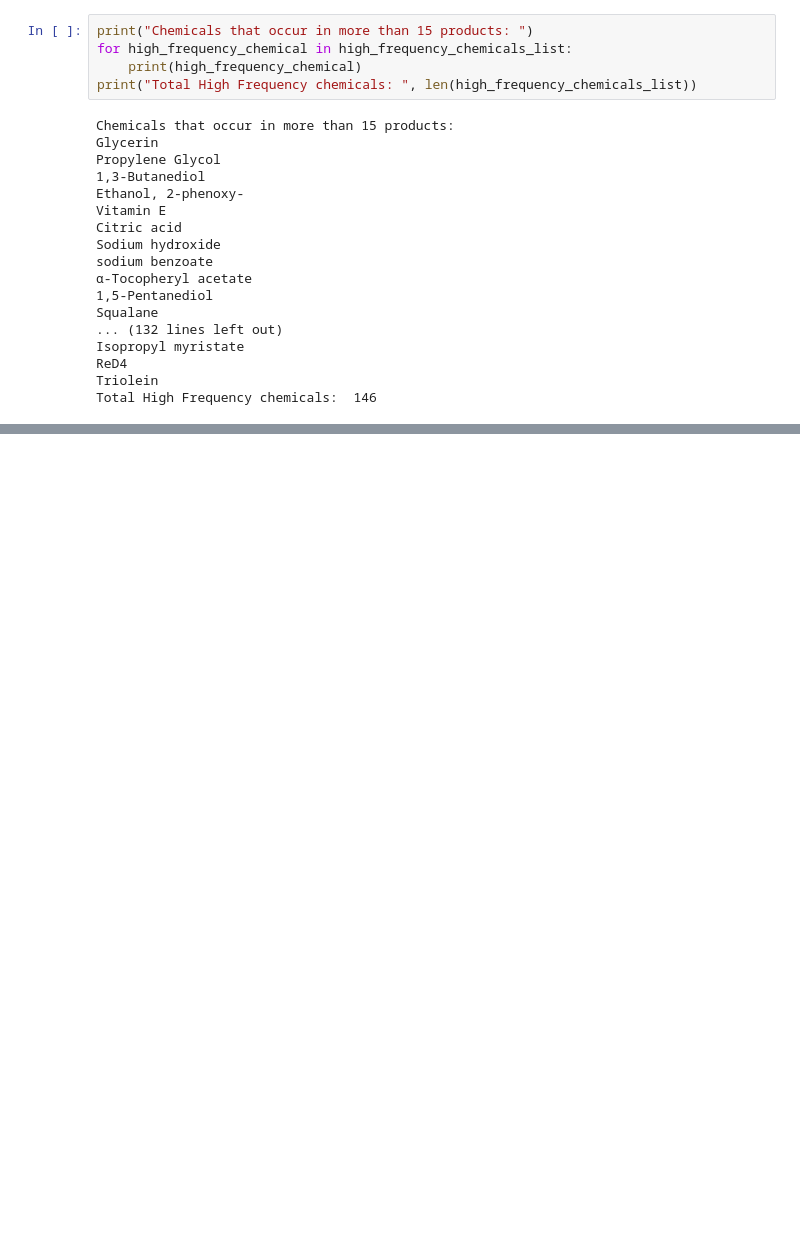
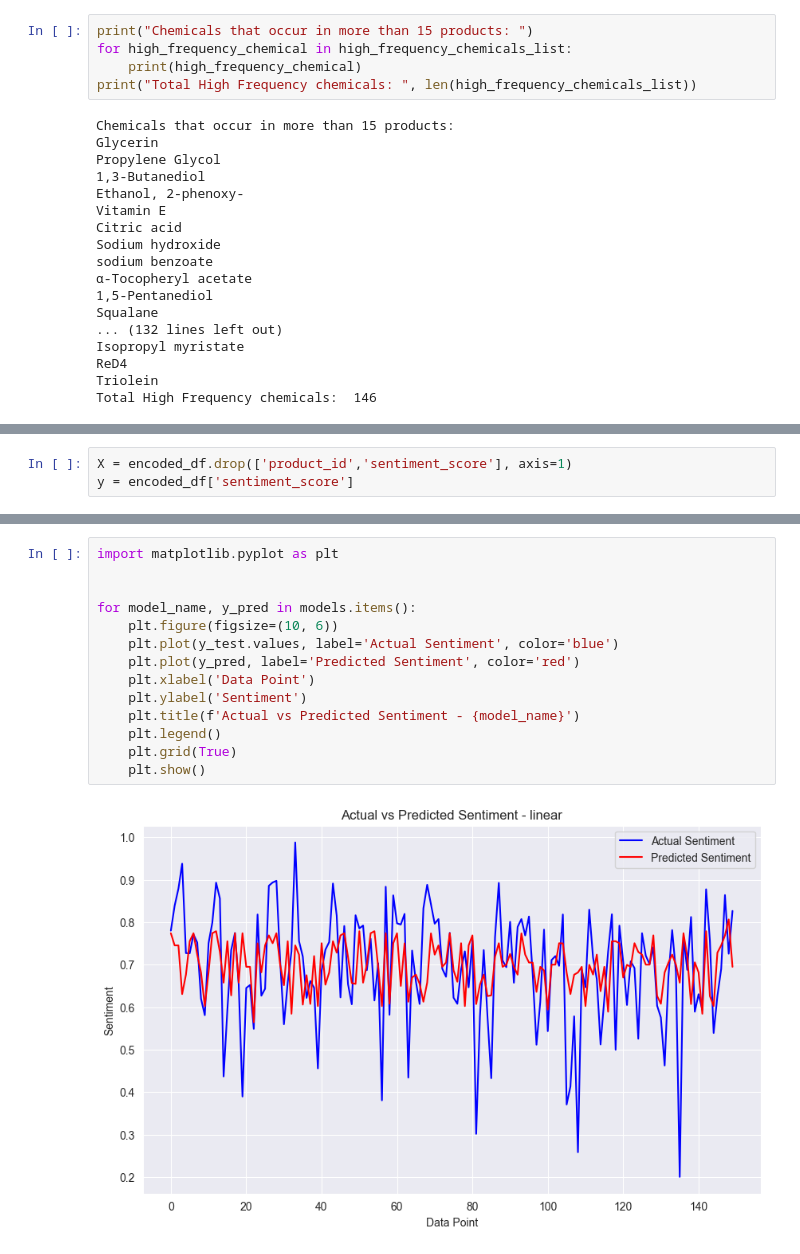
Before and after one commit to mullapudirohith/Sephora-Sentiment-Analysis, a Jupyter notebook: main/DS4B.ipynb, the cells around one changed output, grey strips where cells are left out. Drawn from its saved outputs; the diff is of its cells as text; blank space fills up the shorter version.

```diff
--- a/main/DS4B.ipynb
+++ b/main/DS4B.ipynb
@@ -576,0 +549,3 @@ plt.show()
+# %%
+X = encoded_df.drop(['product_id','sentiment_score'], axis=1)
+y = encoded_df['sentiment_score']
@@ -576,0 +614,16 @@ plt.show()
+# %%
+import matplotlib.pyplot as plt
+
+
+for model_name, y_pred in models.items():
+    plt.figure(figsize=(10, 6))
+    plt.plot(y_test.values, label='Actual Sentiment', color='blue')
+    plt.plot(y_pred, label='Predicted Sentiment', color='red')
+    plt.xlabel('Data Point')
+    plt.ylabel('Sentiment')
+    plt.title(f'Actual vs Predicted Sentiment - {model_name}')
+    plt.legend()
+    plt.grid(True)
+    plt.show()
+# %% [output]
+[figure, added]
```
Also changed, not shown: parts of 31 cells of this notebook, 3 other files.
